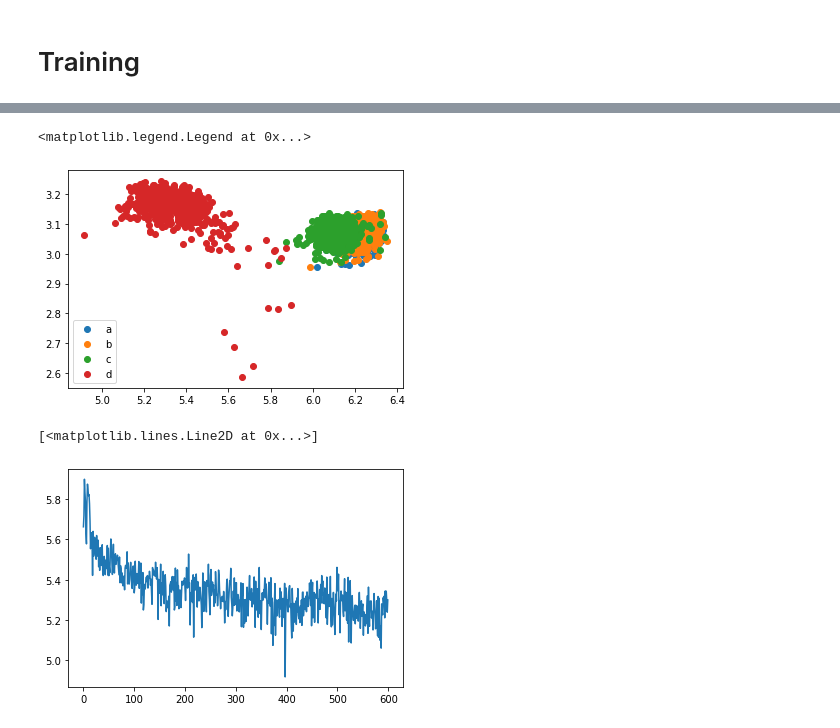
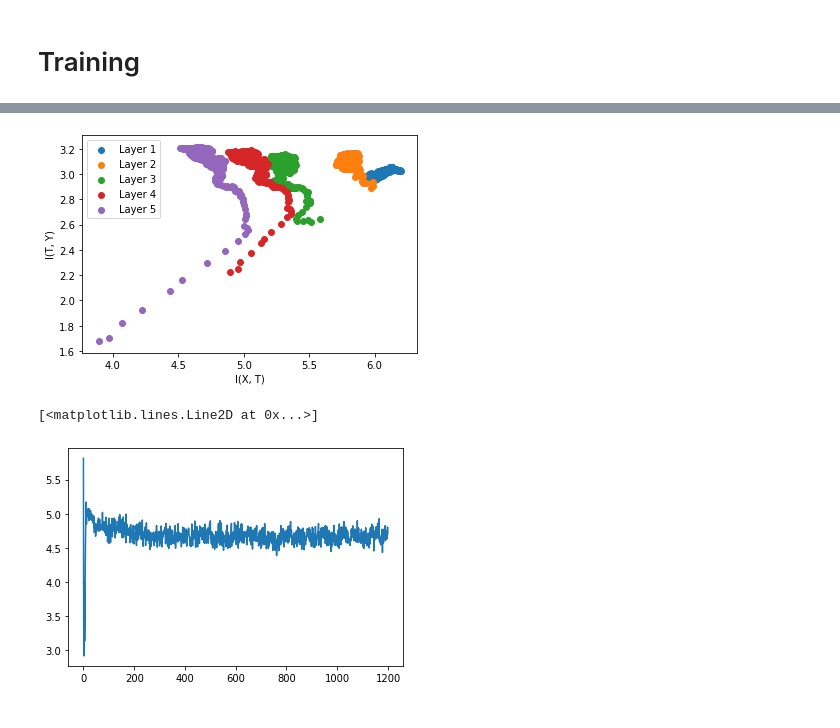
Before and after one commit to SolidusAbi/IPDL, a Jupyter notebook: notebooks/IPTests.ipynb, the cells around one changed output, grey strips where cells are left out. Cells and saved outputs as stored; diff of their text form; code cells hidden in the pictures.

```diff
--- a/notebooks/IPTests.ipynb
+++ b/notebooks/IPTests.ipynb
@@ -142,13 +142,13 @@ class InformationPlane(torch.nn.Module):
             batch = x[idx:idx+self.mini_batch_size]
             input_batch = input[idx:idx+self.mini_batch_size].flatten(1)
             label_batch = label[idx:idx+self.mini_batch_size]
-            label_kernel_matrix = TensorKernel.RBF(label_batch, 0.1)
+            label_kernel_matrix = TensorKernel.RBF(label_batch, 0.5)
 
             self.sigma_optimizer.step(batch, label_kernel_matrix, 75)
 
             A = MatrixBasedRenyisEntropy.tensorRBFMatrix(batch, self.sigma_optimizer.getSigma()).detach()
             Ay = MatrixBasedRenyisEntropy.tensorRBFMatrix(label_batch, 0.5).detach()
-            Ax = MatrixBasedRenyisEntropy.tensorRBFMatrix(input_batch, 4).detach()
+            Ax = MatrixBasedRenyisEntropy.tensorRBFMatrix(input_batch, 8).detach()
             Ixt.append(MatrixBasedRenyisEntropy.mutualInformation(Ax, A))
             Ity.append(MatrixBasedRenyisEntropy.mutualInformation(A, Ay))
 
@@ -281,7 +281,7 @@ class MLP(nn.Module):
         return x
 # %%
 # net = CNN().cuda()
-net = MPL().cuda
+net = MLP().cuda()
 # test = net(input.cuda(), input, label)
 # %% [markdown]
 # Training
@@ -336,18 +336,26 @@ print('Finished Training')
 Finished Training
+# %%
+def moving_average(a, n=10) :
+    ret = np.cumsum(a, dtype=float)
+    ret[n:] = ret[n:] - ret[:-n]
+    return ret[n - 1:] / n
 # %%
-plt.scatter(net.layer1_IP.getMutualInformation()[0], net.layer1_IP.getMutualInformation()[1], label="a")
-plt.scatter(net.layer2_IP.getMutualInformation()[0], net.layer2_IP.getMutualInformation()[1], label="b")
-plt.scatter(net.layer3_IP.getMutualInformation()[0], net.layer3_IP.getMutualInformation()[1], label="c")
-plt.scatter(net.fc_IP.getMutualInformation()[0], net.fc_IP.getMutualInformation()[1], label="d")
+plt.scatter(moving_average(net.layer1_IP.getMutualInformation()[0]), moving_average(net.layer1_IP.getMutualInformation()[1]), label="Layer 1")
+plt.scatter(moving_average(net.layer2_IP.getMutualInformation()[0]), moving_average(net.layer2_IP.getMutualInformation()[1]), label="Layer 2")
+plt.scatter(moving_average(net.layer3_IP.getMutualInformation()[0]), moving_average(net.layer3_IP.getMutualInformation()[1]), label="Layer 3")
+plt.scatter(moving_average(net.layer4_IP.getMutualInformation()[0]), moving_average(net.layer4_IP.getMutualInformation()[1]), label="Layer 4")
+plt.scatter(moving_average(net.layer5_IP.getMutualInformation()[0]), moving_average(net.layer5_IP.getMutualInformation()[1]), label="Layer 5")
+plt.xlabel("I(X, T)")
+plt.ylabel("I(T, Y)")
 plt.legend()
+plt.show()
 # %% [output]
-<matplotlib.legend.Legend at 0x...>
-[figure, old version]
+[figure, new version]
 # %%
-plt.plot(net.fc_IP.getMutualInformation()[0])
+plt.plot(net.layer5_IP.getMutualInformation()[0])
 # %% [output]
 [<matplotlib.lines.Line2D at 0x...>]
-[figure, old version]
+[figure, new version]
 # %%
 def moving_average(a, n=3) :
     ret = np.cumsum(a, dtype=float)
```
Also changed, not shown: parts of 8 cells of this notebook.
